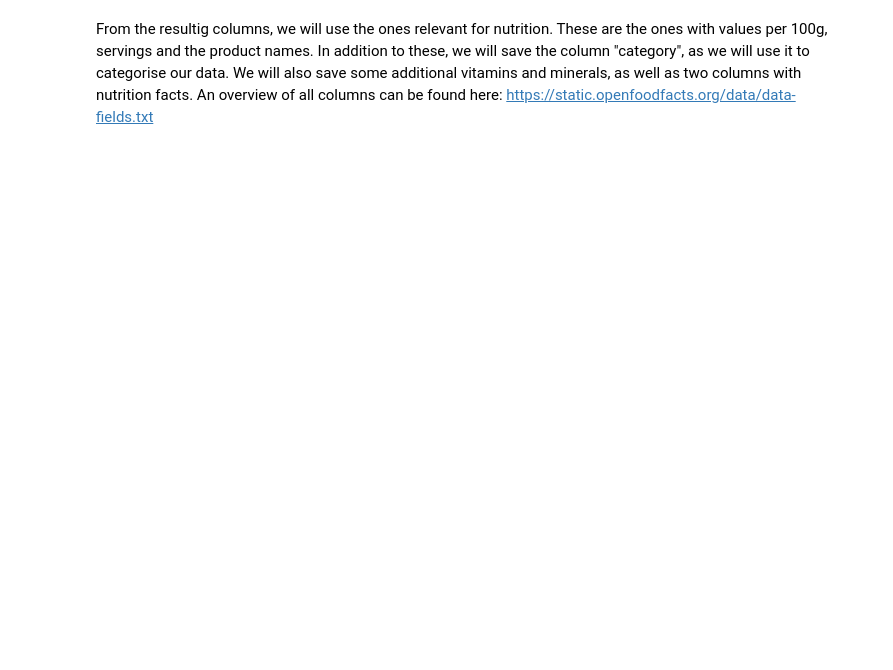
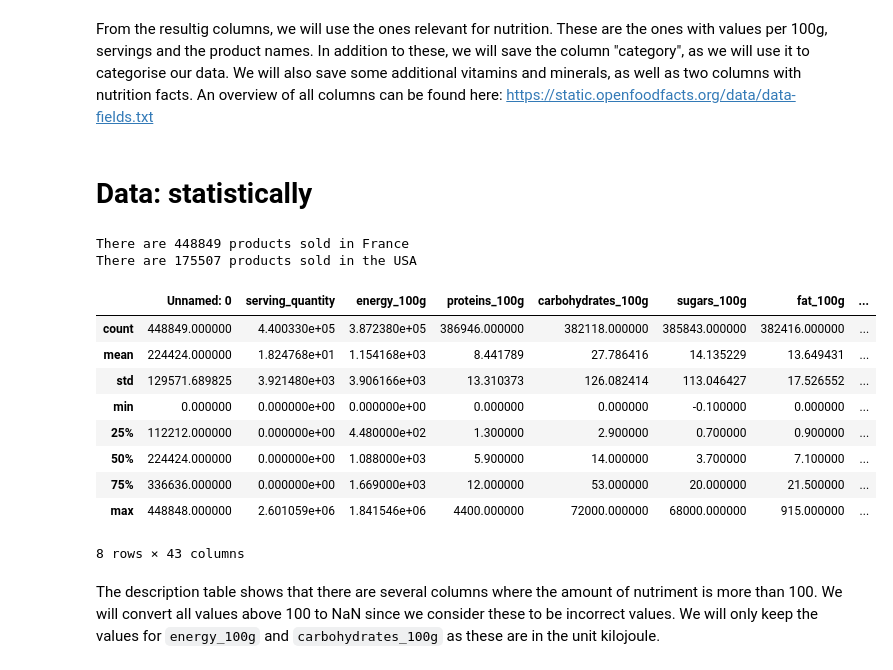
Before and after one commit to emmwel/ADAeda, a Jupyter notebook: Project/emmas.ipynb, the cells around one changed output. Saved outputs shown, nothing was run; the diff lists cells and outputs as text; code cells hidden in the pictures; blank space fills up the shorter version.

```diff
--- a/Project/emmas.ipynb
+++ b/Project/emmas.ipynb
@@ -111,0 +128,2 @@ usa = us_data[re_columns]
+# %% [markdown]
+# Data: statistically
@@ -111,0 +133,22 @@ usa = us_data[re_columns]
+# %%
+# number of products
+print("There are %d products sold in France" % len(france))
+print("There are %d products sold in the USA" % len(usa))
+# %% [output]
+There are 448849 products sold in France
+There are 175507 products sold in the USA
+# %%
+france.describe()
+# %% [output]
+|  | Unnamed: 0 | serving_quantity | energy_100g | proteins_100g | carbohydrates_100g | sugars_100g | fat_100g | ... |
+| count | 448849.000000 | 4.400330e+05 | 3.872380e+05 | 386946.000000 | 382118.000000 | 385843.000000 | 382416.000000 | ... |
+| mean | 224424.000000 | 1.824768e+01 | 1.154168e+03 | 8.441789 | 27.786416 | 14.135229 | 13.649431 | ... |
+| std | 129571.689825 | 3.921480e+03 | 3.906166e+03 | 13.310373 | 126.082414 | 113.046427 | 17.526552 | ... |
+| min | 0.000000 | 0.000000e+00 | 0.000000e+00 | 0.000000 | 0.000000 | -0.100000 | 0.000000 | ... |
+| 25% | 112212.000000 | 0.000000e+00 | 4.480000e+02 | 1.300000 | 2.900000 | 0.700000 | 0.900000 | ... |
+| 50% | 224424.000000 | 0.000000e+00 | 1.088000e+03 | 5.900000 | 14.000000 | 3.700000 | 7.100000 | ... |
+| 75% | 336636.000000 | 0.000000e+00 | 1.669000e+03 | 12.000000 | 53.000000 | 20.000000 | 21.500000 | ... |
+| max | 448848.000000 | 2.601059e+06 | 1.841546e+06 | 4400.000000 | 72000.000000 | 68000.000000 | 915.000000 | ... |
+8 rows × 43 columns
+# %% [markdown]
+The description table shows that there are several columns where the amount of nutriment is more than 100. We will convert all values above 100 to NaN since we consider these to be incorrect values. We will only keep the values for `energy_100g` and `carbohydrates_100g` as these are in the unit kilojoule.
```
Also changed, not shown: parts of 11 cells of this notebook.
